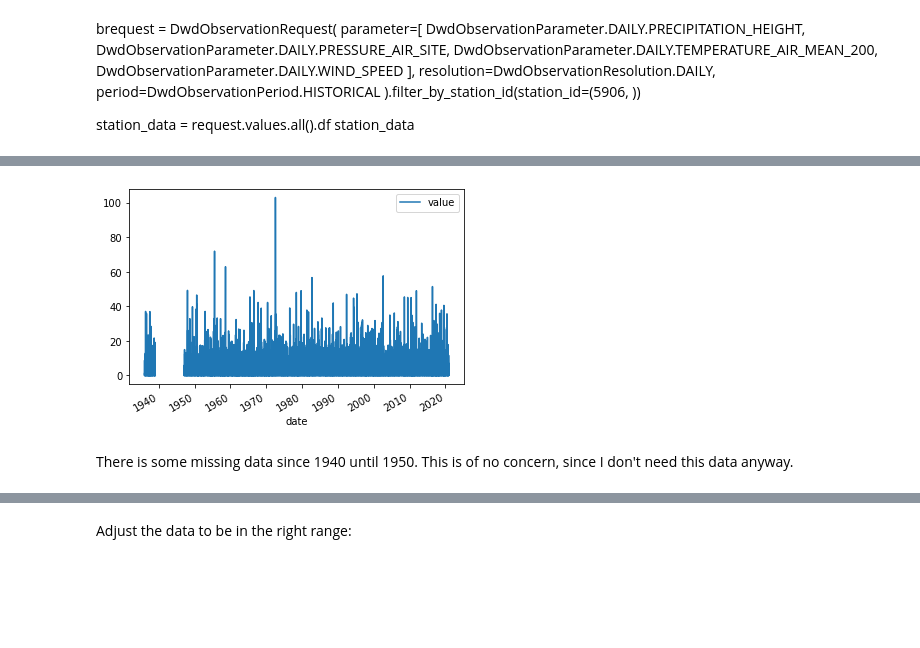
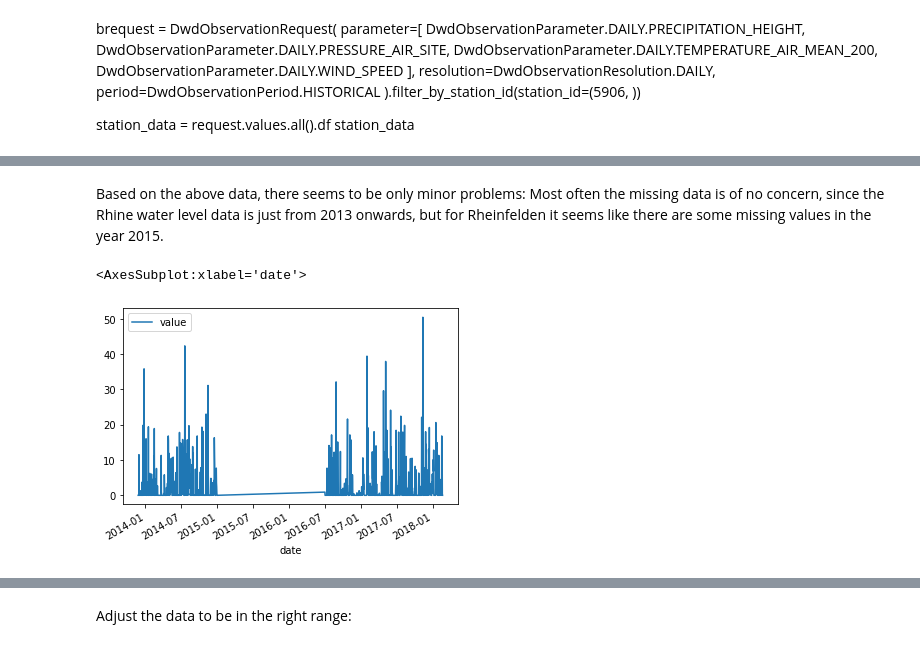
Before and after one commit to AJWarnke/datascienceml2022, a Jupyter notebook: network-DWD.ipynb, the cells around one changed output, grey strips where cells are left out. Drawn from its saved outputs; the diff is of its cells as text; code cells hidden in the pictures; blank space fills up the shorter version.

Commit message:
Basic addon of precipitation data

```diff
--- a/network-DWD.ipynb
+++ b/network-DWD.ipynb
@@ -71,3 +75,5 @@ There is no Ludwigshafen in the DWD weather API, so I use Mannheim instead.
 ma_id = get_station_id('Mannheim')
 frei_id = get_station_id('Freiburg')
 rheinau_id = get_station_id('Rheinau-Memprechtshofen')
+rheinfelden_id = get_station_id('Rheinfelden')
+rheinstetten_id = get_station_id('Rheinstetten')
@@ -107,3 +109,6 @@ def get_recent_data(station_id):
+# %%
+precipitation_rheinfelden_historical = get_historical_data(rheinfelden_id)
+precipitation_rheinfelden_recent = get_recent_data(rheinfelden_id)
 # %%
 precipitation_rheinau_historical = get_historical_data(rheinau_id)
 precipitation_rheinau_recent = get_recent_data(rheinau_id)
@@ -132,7 +148,7 @@ station_data
+# %% [markdown]
+Based on the above data, there seems to be only minor problems: Most often the missing data is of no concern, since the Rhine water level data is just from 2013 onwards, but for Rheinfelden it seems like there are some missing values in the year 2015.
 # %%
-precipitation_ma_historical.plot(x="date", y="value")
-plt.show()
+precipitation_rheinfelden_historical.loc[22000:23000].plot(x='date', y='value')
 # %% [output]
+<AxesSubplot:xlabel='date'>
-[figure, old version]
+[figure, new version]
-# %% [markdown]
-There is some missing data since 1940 until 1950. This is of no concern, since I don't need this data anyway.
```
Also changed, not shown: parts of 51 cells of this notebook.
